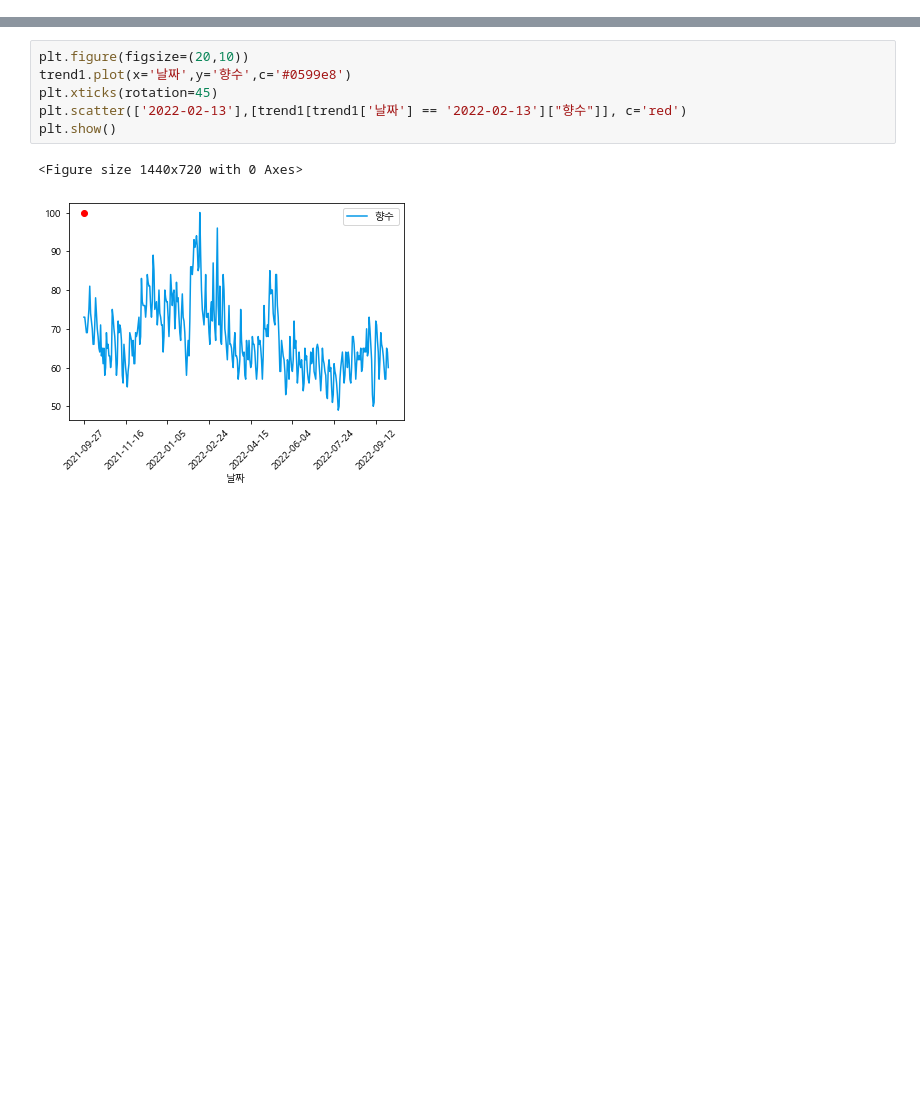
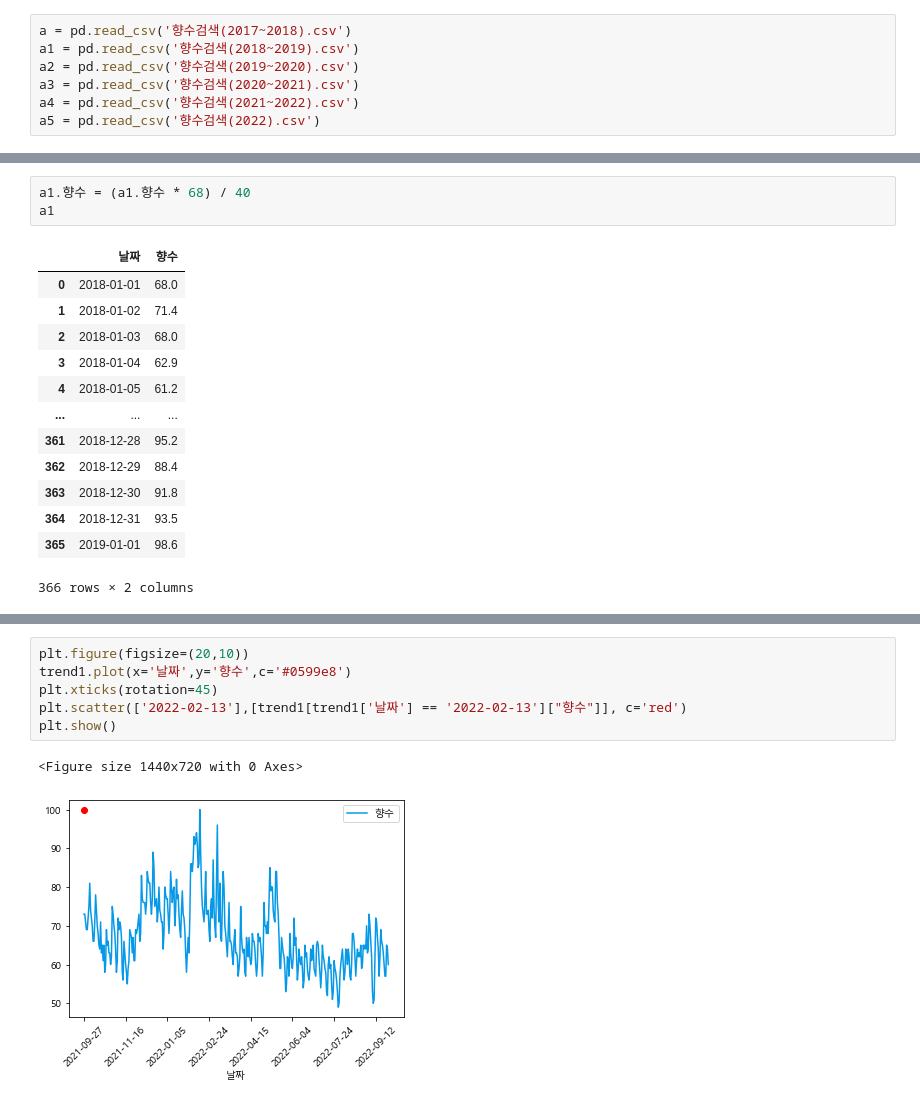
Before and after one commit to JJongSSu/Study, a Jupyter notebook: Teamproject/first/2일차/trend.ipynb, the cells around one changed output, grey strips where cells are left out. Saved outputs shown, nothing was run; the diff lists cells and outputs as text; blank space fills up the shorter version.

```diff
--- a/Teamproject/first/2일차/trend.ipynb
+++ b/Teamproject/first/2일차/trend.ipynb
@@ -16,3 +20,10 @@ rc('font',family=font_name)
 
 import warnings
 warnings.filterwarnings('ignore')
+# %%
+a = pd.read_csv('향수검색(2017~2018).csv')
+a1 = pd.read_csv('향수검색(2018~2019).csv')
+a2 = pd.read_csv('향수검색(2019~2020).csv')
+a3 = pd.read_csv('향수검색(2020~2021).csv')
+a4 = pd.read_csv('향수검색(2021~2022).csv')
+a5 = pd.read_csv('향수검색(2022).csv')
@@ -18,0 +39,17 @@ warnings.filterwarnings('ignore')
+# %%
+a1.향수 = (a1.향수 * 68) / 40
+a1
+# %% [output]
+|  | 날짜 | 향수 |
+| 0 | 2018-01-01 | 68.0 |
+| 1 | 2018-01-02 | 71.4 |
+| 2 | 2018-01-03 | 68.0 |
+| 3 | 2018-01-04 | 62.9 |
+| 4 | 2018-01-05 | 61.2 |
+| ... | ... | ... |
+| 361 | 2018-12-28 | 95.2 |
+| 362 | 2018-12-29 | 88.4 |
+| 363 | 2018-12-30 | 91.8 |
+| 364 | 2018-12-31 | 93.5 |
+| 365 | 2019-01-01 | 98.6 |
+366 rows × 2 columns
```
Also changed, not shown: parts of 18 cells of this notebook, 11 other files.
